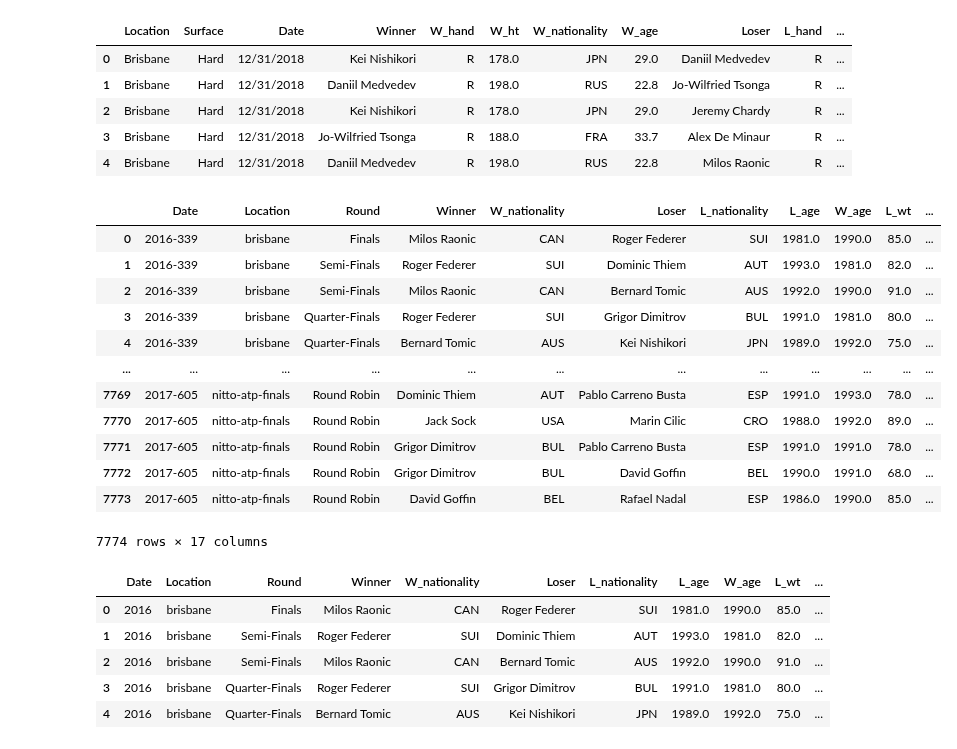
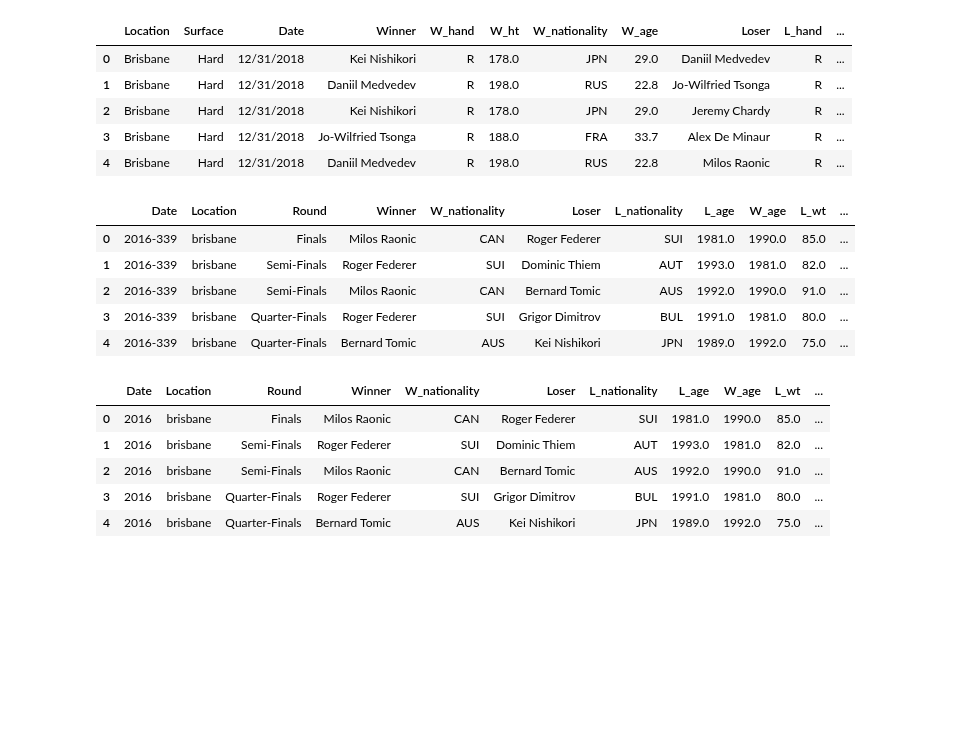
Before and after one commit to Farnaaaz/TenniMatchPrediction, a Jupyter notebook: Cleaned and Compiled Data from 3 dataframes.ipynb, the cells around one changed output. Drawn from its saved outputs; the diff is of its cells as text; code cells hidden in the pictures; blank space fills up the shorter version.

```diff
--- a/Cleaned and Compiled Data from 3 dataframes.ipynb
+++ b/Cleaned and Compiled Data from 3 dataframes.ipynb
@@ -436,44 +504,33 @@ selected_columns = ["tourney_year_id",'tourney_slug', 'tourney_round_name',
        'loser_weight_kg', 'loser_height_cm', 'winner_weight_kg',
        'winner_height_cm', 'loser_handedness', 'winner_handedness',"loser_avg_ranking","winner_avg_ranking" ]
 atp_focus = atp[selected_columns]
 atp_focus = atp_focus.rename(columns = {'tourney_slug': 'Location',
                                         'surface': 'Surface',
                                         'tourney_year_id': 'Date',
                                         'winner_name': 'Winner',
                                         'winner_handedness': 'W_hand',
                                         'winner_height_cm': 'W_ht',
                                         'winner_weight_kg': 'W_wt',
                                         'winner_flag_code': 'W_nationality',
                                         'winner_birth_year': 'W_age',
                                         'loser_name': 'Loser',
                                         'loser_handedness': 'L_hand',
                                         'loser_height_cm': 'L_ht',
                                         'loser_weight_kg': 'L_wt',
                                         'loser_flag_code': 'L_nationality',
                                         'loser_birth_year': 'L_age',
                                         'best_of': 'Best of',
                                         'tourney_round_name': 'Round',
                                         'winner_avg_ranking': 'WRank',
                                         'loser_avg_ranking': 'LRank'})
 atp_focus.head()
-duplicated_columns = atp_focus.columns[atp_focus.columns.duplicated()]
-
-atp_focus = atp_focus.loc[:, ~atp_focus.columns.duplicated(keep='first')]
-atp_focus
 # %% [output]
 |  | Date | Location | Round | Winner | W_nationality | Loser | L_nationality | L_age | W_age | L_wt | ... |
 | 0 | 2016-339 | brisbane | Finals | Milos Raonic | CAN | Roger Federer | SUI | 1981.0 | 1990.0 | 85.0 | ... |
 | 1 | 2016-339 | brisbane | Semi-Finals | Roger Federer | SUI | Dominic Thiem | AUT | 1993.0 | 1981.0 | 82.0 | ... |
 | 2 | 2016-339 | brisbane | Semi-Finals | Milos Raonic | CAN | Bernard Tomic | AUS | 1992.0 | 1990.0 | 91.0 | ... |
 | 3 | 2016-339 | brisbane | Quarter-Finals | Roger Federer | SUI | Grigor Dimitrov | BUL | 1991.0 | 1981.0 | 80.0 | ... |
 | 4 | 2016-339 | brisbane | Quarter-Finals | Bernard Tomic | AUS | Kei Nishikori | JPN | 1989.0 | 1992.0 | 75.0 | ... |
-| ... | ... | ... | ... | ... | ... | ... | ... | ... | ... | ... | ... |
-| 7769 | 2017-605 | nitto-atp-finals | Round Robin | Dominic Thiem | AUT | Pablo Carreno Busta | ESP | 1991.0 | 1993.0 | 78.0 | ... |
-| 7770 | 2017-605 | nitto-atp-finals | Round Robin | Jack Sock | USA | Marin Cilic | CRO | 1988.0 | 1992.0 | 89.0 | ... |
-| 7771 | 2017-605 | nitto-atp-finals | Round Robin | Grigor Dimitrov | BUL | Pablo Carreno Busta | ESP | 1991.0 | 1991.0 | 78.0 | ... |
-| 7772 | 2017-605 | nitto-atp-finals | Round Robin | Grigor Dimitrov | BUL | David Goffin | BEL | 1990.0 | 1991.0 | 68.0 | ... |
-| 7773 | 2017-605 | nitto-atp-finals | Round Robin | David Goffin | BEL | Rafael Nadal | ESP | 1986.0 | 1990.0 | 85.0 | ... |
-7774 rows × 17 columns
 # %%
 # simplifying the date to just the year for ATP since there is no exact date
 for i in range(2016,2018):
```
Also changed, not shown: parts of 32 cells of this notebook.
